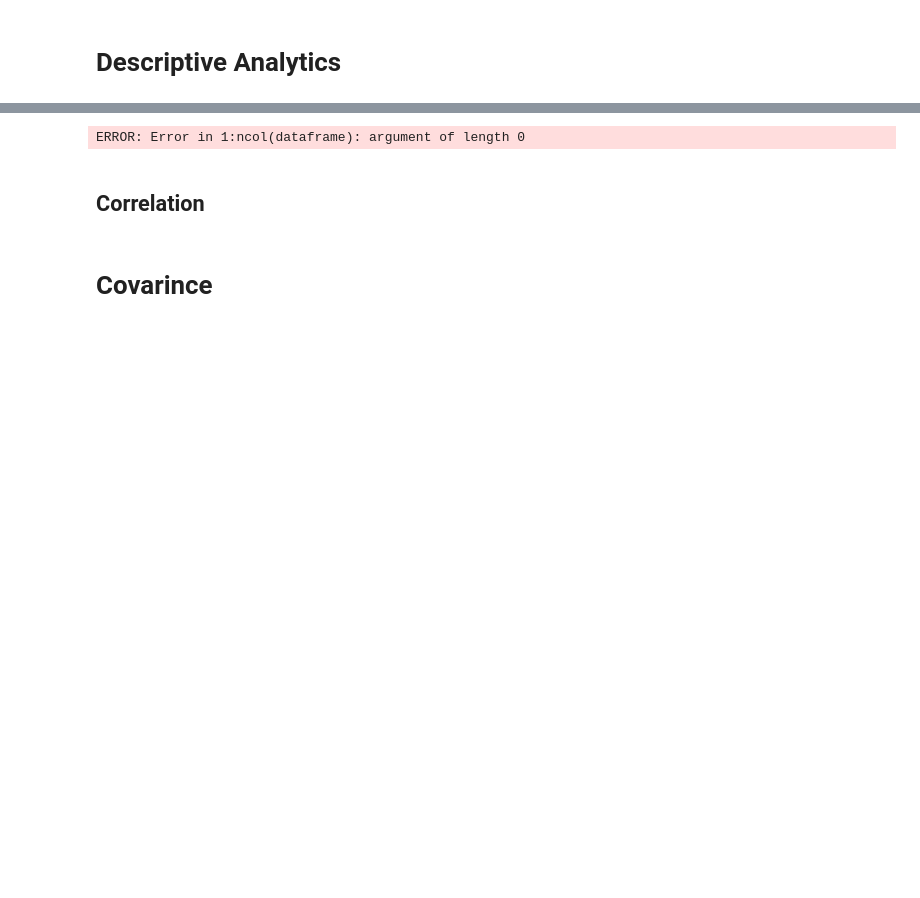
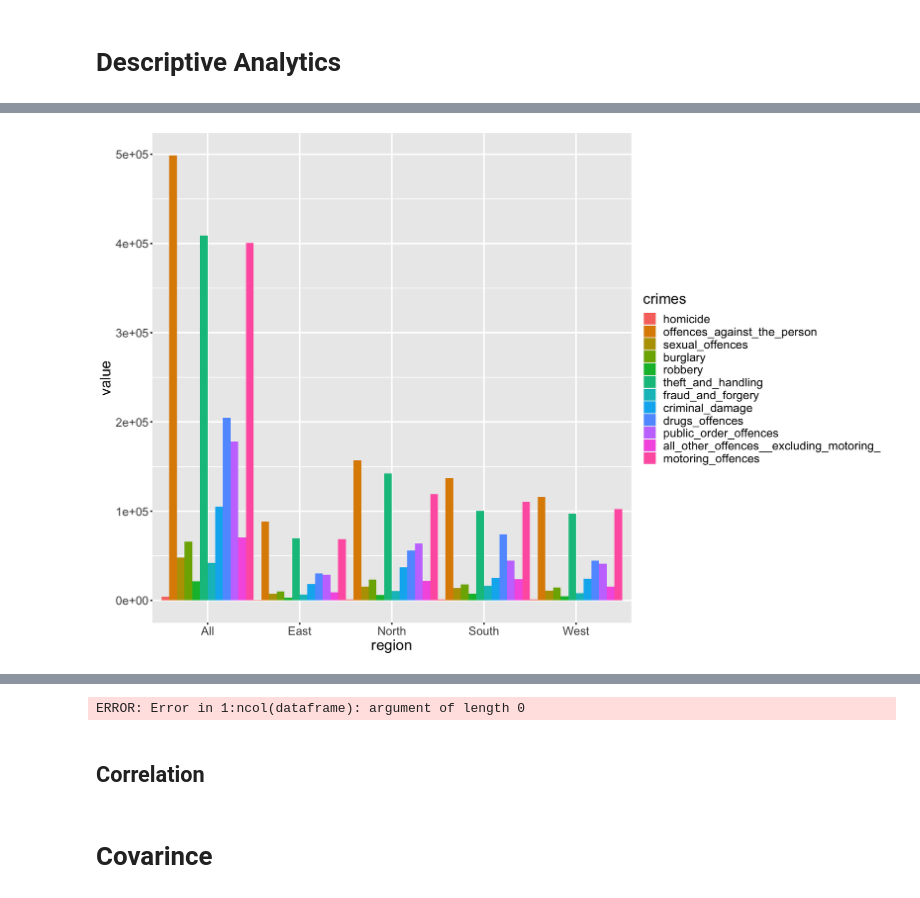
Before and after one commit to AminRana/crown-prosecution-data-analysis, a Jupyter notebook: R Assignment.ipynb, the cells around one changed output, grey strips where cells are left out. Saved outputs shown, nothing was run; the diff lists cells and outputs as text; code cells hidden in the pictures; blank space fills up the shorter version.

Commit message:
chore: multi plot done

```diff
--- a/R Assignment.ipynb
+++ b/R Assignment.ipynb
@@ -897,0 +674,8 @@ A tibble: 43 × 2
+# %%
+df <- melt(group_by_region(crime_df) ,  id.vars = 'region', variable.name = 'crimes')
+options(repr.plot.width = 15, repr.plot.height =10)
+ggplot(df,aes(x = region, y = value)) +
+geom_bar(aes(fill = crimes),stat = "identity",position = "dodge", width = 1) +
+theme(text = element_text(size = 20), element_line(linewidth =1))
+# %% [output]
+[figure, added]
```
Also changed, not shown: parts of 106 cells of this notebook.
